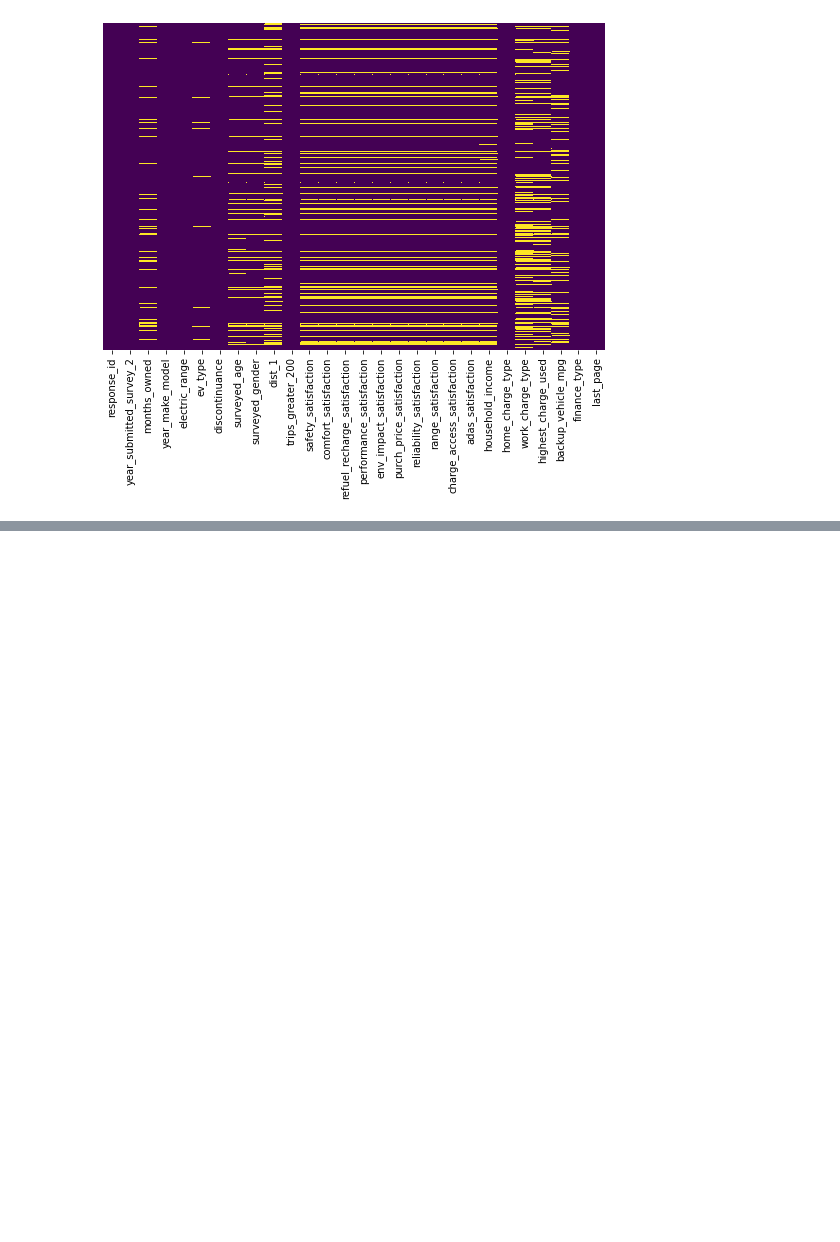
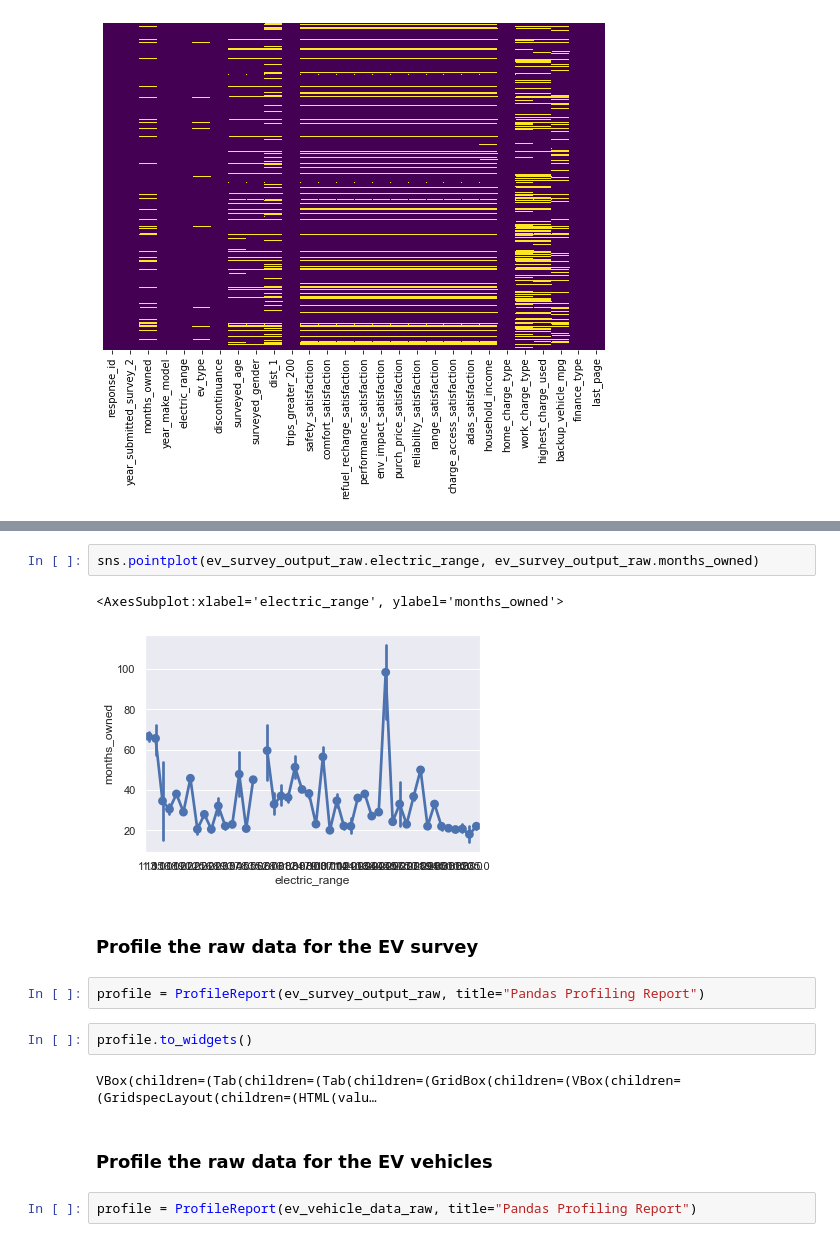
Before and after one commit to mrpalazz/ev_prediction_analytics, a Jupyter notebook: Notebooks/02.2.1-data_wrangling.ipynb, the cells around one changed output, grey strips where cells are left out. Cells and saved outputs as stored; diff of their text form; blank space fills up the shorter version.

Commit message:
added pandas profiling to each of the raw datasets in the wrangling notebooks

```diff
--- a/Notebooks/02.2.1-data_wrangling.ipynb
+++ b/Notebooks/02.2.1-data_wrangling.ipynb
@@ -111,0 +136,17 @@ sns.heatmap(ev_survey_output_raw.isnull(),
+# %%
+sns.pointplot(ev_survey_output_raw.electric_range, ev_survey_output_raw.months_owned)
+# %% [output]
+<AxesSubplot:xlabel='electric_range', ylabel='months_owned'>
+[figure, added]
+# %% [markdown]
+### Profile the raw data for the EV survey
+# %%
+profile = ProfileReport(ev_survey_output_raw, title="Pandas Profiling Report")
+# %%
+profile.to_widgets()
+# %% [output]
+VBox(children=(Tab(children=(Tab(children=(GridBox(children=(VBox(children=(GridspecLayout(children=(HTML(valu…
+# %% [markdown]
+### Profile the raw data for the EV vehicles
+# %%
+profile = ProfileReport(ev_vehicle_data_raw, title="Pandas Profiling Report")
```
Also changed, not shown: parts of 9 cells of this notebook.
